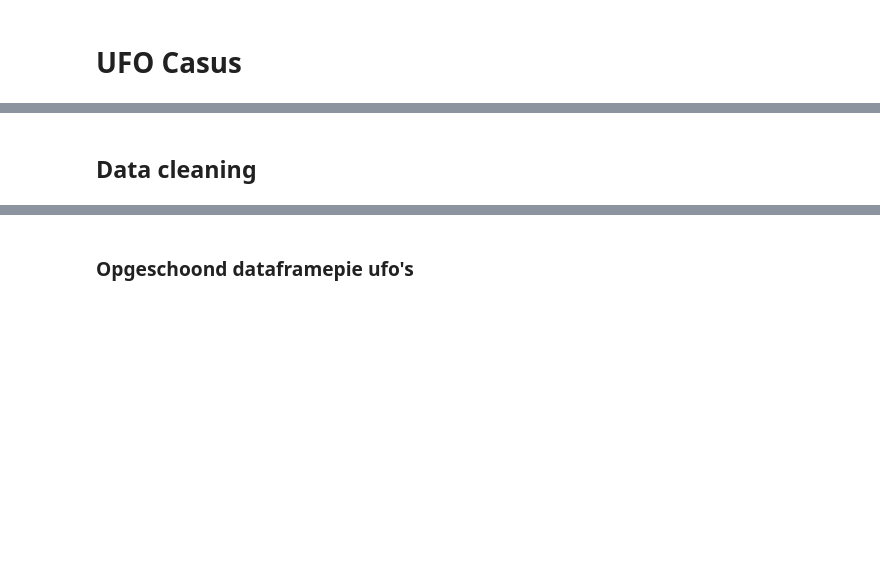
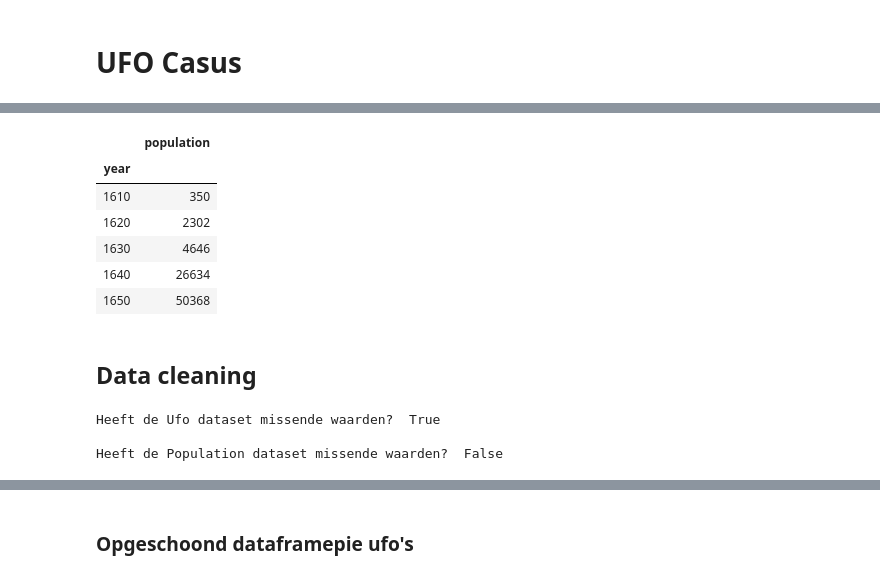
Before and after one commit to groax/DS-Bezemvak, a Jupyter notebook: UFO.ipynb, the cells around one changed output, grey strips where cells are left out. Drawn from its saved outputs; the diff is of its cells as text; code cells hidden in the pictures; blank space fills up the shorter version.

```diff
--- a/UFO.ipynb
+++ b/UFO.ipynb
@@ -13,2 +25,14 @@ dataUfo = pd.read_csv("datasets/ufo.csv"
+# %%
+dataPop = pd.read_csv('datasets/population.csv',
+                index_col = 0)
+dataPop.head()
+# %% [output]
+|  | population |
+| year |  |
+| 1610 | 350 |
+| 1620 | 2302 |
+| 1630 | 4646 |
+| 1640 | 26634 |
+| 1650 | 50368 |
 # %% [markdown]
 ## Data cleaning
@@ -26,0 +39,7 @@ dataUfo = dataUfo.dropna()
+# %%
+print ("Heeft de Ufo dataset missende waarden? ", dataUfo.isnull().values.any(), '\n')
+print ("Heeft de Population dataset missende waarden? ", dataPop.isnull().values.any(), '\n')
+# %% [output]
+Heeft de Ufo dataset missende waarden?  True
+
+Heeft de Population dataset missende waarden?  False
```
Also changed, not shown: parts of 17 cells of this notebook, 1 other file.
